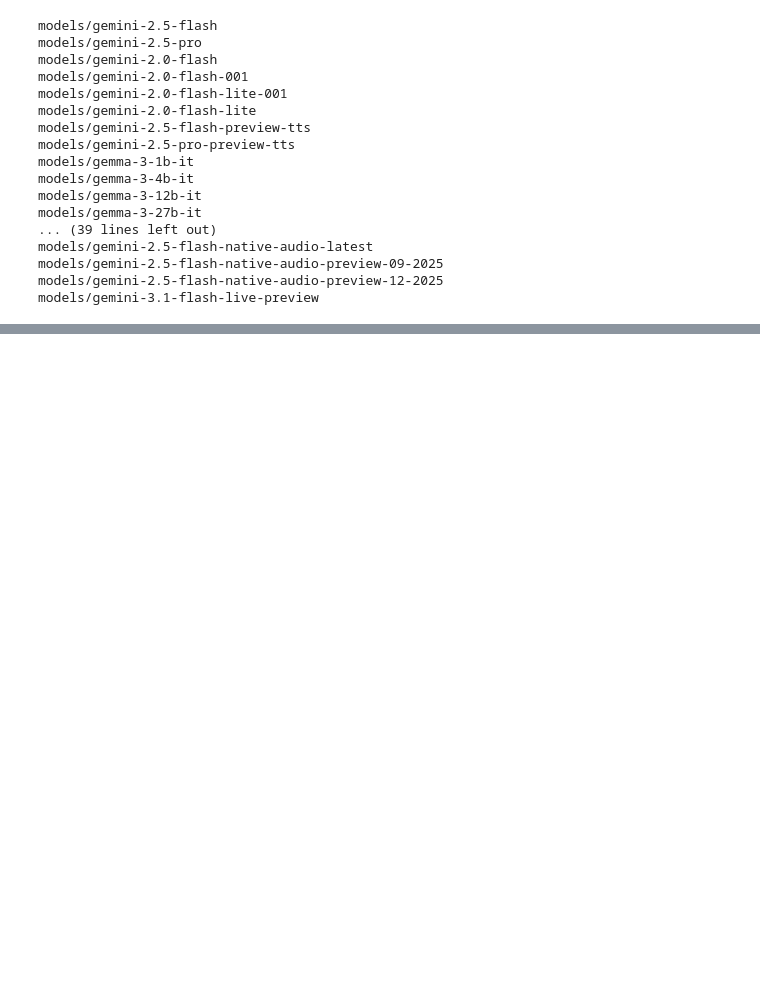
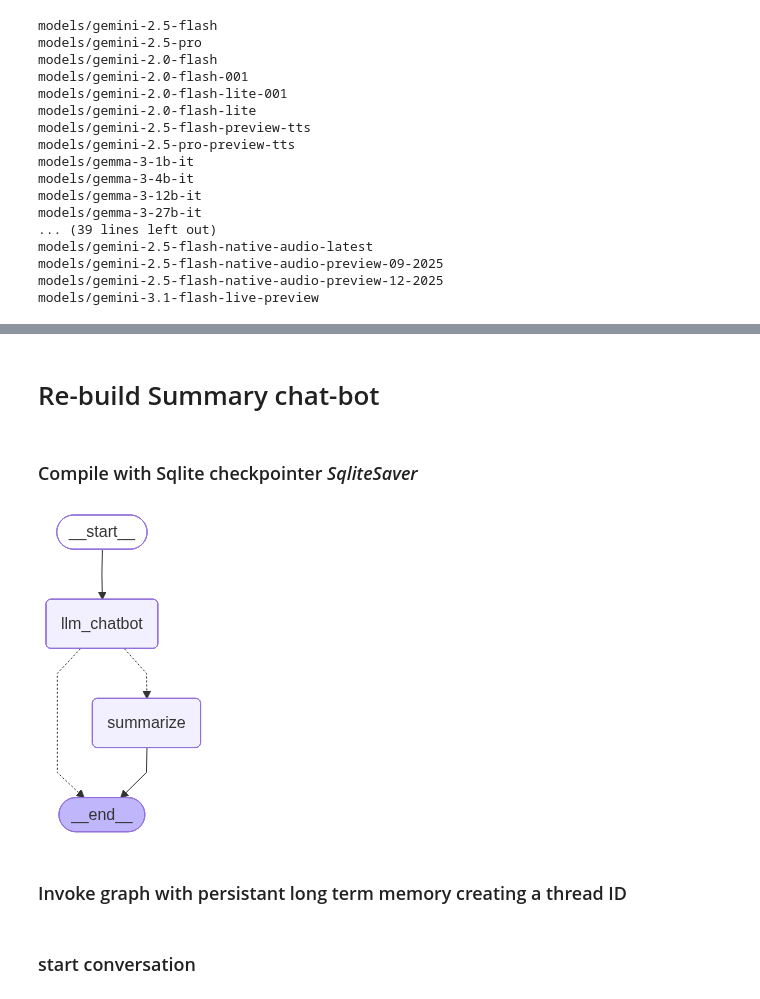
Before and after one commit to divya-gh/LangGraph-Course, a Jupyter notebook: Code/Lesson_2/chatbot_with_external_memory.ipynb, the cells around one changed output, grey strips where cells are left out. Cells and saved outputs as stored; diff of their text form; code cells hidden in the pictures; blank space fills up the shorter version.

```diff
--- a/Code/Lesson_2/chatbot_with_external_memory.ipynb
+++ b/Code/Lesson_2/chatbot_with_external_memory.ipynb
@@ -60,0 +81,8 @@ llm.invoke("What day is this?").content[0]['text']
+# %%
+# create a db file in statedb folder
+db_path = "state_db/example.db"
+conn = sqlite3.connect(db_path, check_same_thread=False)
+# %%
+# create a checkpointer SqLiteSaver
+from langgraph.checkpoint.sqlite import SqliteSaver
+memory = SqliteSaver(conn)
@@ -60,0 +91,2 @@ llm.invoke("What day is this?").content[0]['text']
+# %% [markdown]
+# Re-build Summary chat-bot
@@ -60,0 +139,26 @@ llm.invoke("What day is this?").content[0]['text']
+# %% [markdown]
+### Compile with Sqlite checkpointer *SqliteSaver*
+# %%
+from IPython.display import Image, display
+
+# initialize graph
+builder = StateGraph(summary_state)
+
+# add nodes
+builder.add_node('llm_chatbot' , llm_chatbot)
+builder.add_node('summarize' , summarize)
+
+# build adges
+builder.set_entry_point('llm_chatbot')
+builder.add_conditional_edges('llm_chatbot', decide)
+builder.add_edge('summarize', END)
+
+# compile with sqlite db memory
+graph = builder.compile(checkpointer=memory)
+
+# display graph
+display(Image(graph.get_graph().draw_mermaid_png()))
+# %% [output]
+[figure, added]
+# %% [markdown]
+### Invoke graph with persistant long term memory creating a thread ID
@@ -60,0 +167,2 @@ llm.invoke("What day is this?").content[0]['text']
+# %% [markdown]
+### start conversation
```
Also changed, not shown: parts of 26 cells of this notebook, 5 other files.
